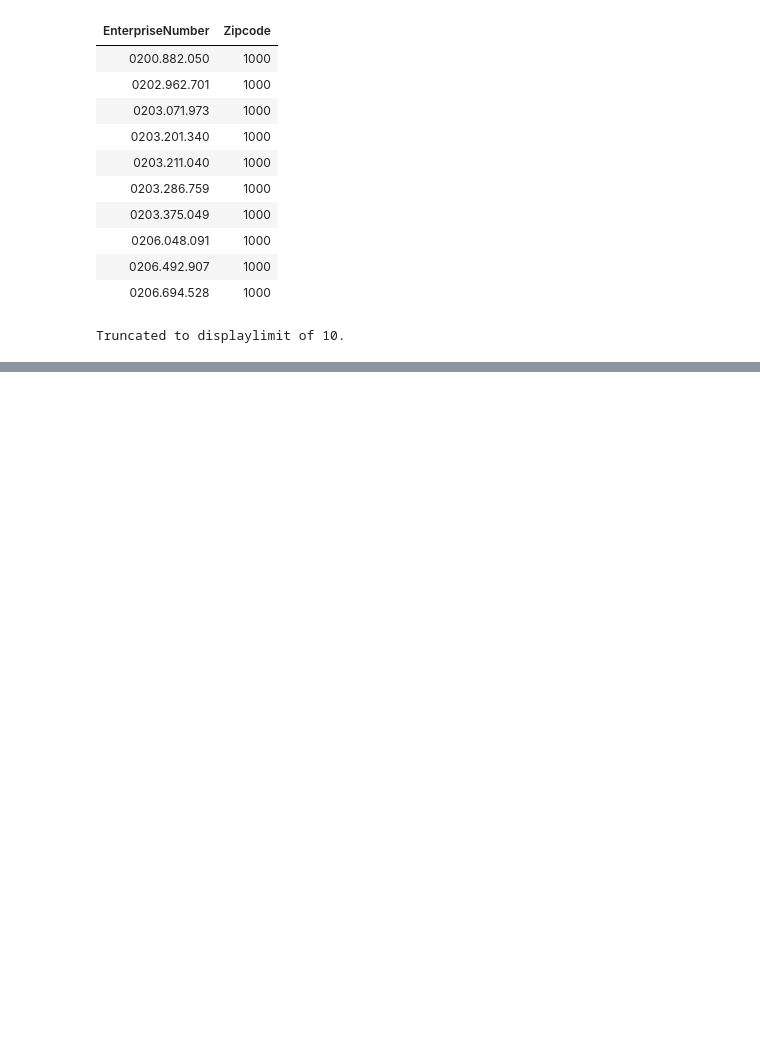
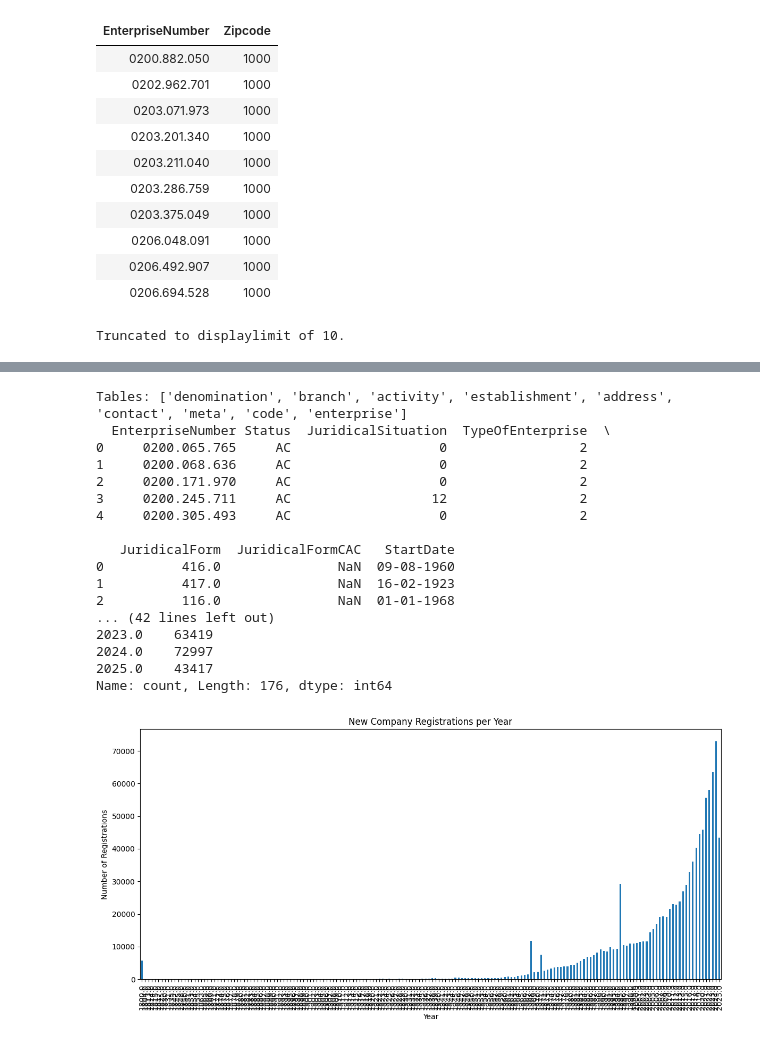
Before and after one commit to Marcvg69/challenge-data-analysis-sql, a Jupyter notebook: kbo_explore.ipynb, the cells around one changed output, grey strips where cells are left out. Drawn from its saved outputs; the diff is of its cells as text; code cells hidden in the pictures; blank space fills up the shorter version.

```diff
--- a/kbo_explore.ipynb
+++ b/kbo_explore.ipynb
@@ -277,0 +298,76 @@ Truncated to displaylimit of 10.
+# %%
+# Some extra analysis before we start with must have'schema_info
+import sqlite3
+import pandas as pd
+import matplotlib.pyplot as plt
+
+# 1. Connect to the KBO database
+conn = sqlite3.connect('kbo_database.db')
+
+# 2. Inspect the tables available
+tables = pd.read_sql_query("SELECT name FROM sqlite_master WHERE type='table';", conn)
+print("Tables:", tables['name'].to_list())
+
+# 3. Load main company table (enterprise)
+kbo_df = pd.read_sql_query("SELECT * FROM enterprise", conn)
+print(kbo_df.head())
+print(kbo_df.columns)
+
+# 4. Basic Cleaning (drop duplicates, handle missing EnterpriseNumber)
+kbo_df = kbo_df.drop_duplicates()
+kbo_df = kbo_df.dropna(subset=['EnterpriseNumber'])
+
+# 5. Filter by status (e.g., only active companies)
+print("Status values:", kbo_df['Status'].unique())
+active_kbo = kbo_df[kbo_df['Status'] == 'Active']
+
+# 6. Sector Analysis (NACE codes, from activity table)
+activity_df = pd.read_sql_query("SELECT * FROM activity", conn)
+sector_counts = activity_df['NaceCode'].value_counts()
+print("Top 10 NACE sectors:\n", sector_counts.head(10))
+
+# 7. Geographic Analysis (by municipality, from address table)
+address_df = pd.read_sql_query("SELECT * FROM address", conn)
+municipality_counts = address_df['MunicipalityNL'].value_counts()
+print("Top 10 municipalities:\n", municipality_counts.head(10))
+
+# 8. Trend Analysis: Registrations per year (from enterprise table)
+kbo_df['Year'] = pd.to_datetime(kbo_df['StartDate'], errors='coerce').dt.year
+yearly_counts = kbo_df['Year'].value_counts().sort_index()
+print("Registrations per year:\n", yearly_counts)
+
+# Plot Registrations Over Time
+plt.figure(figsize=(12,6))
+yearly_counts.plot(kind='bar')
+plt.title('New Company Registrations per Year')
+plt.xlabel('Year')
+plt.ylabel('Number of Registrations')
+plt.tight_layout()
+plt.show()
+
+# 9. Export results
+sector_counts.to_csv('sector_counts.csv')
+municipality_counts.to_csv('municipality_counts.csv')
+yearly_counts.to_csv('yearly_counts.csv')
+
+# 10. Close the connection
+conn.close()
+# %% [output]
+Tables: ['denomination', 'branch', 'activity', 'establishment', 'address', 'contact', 'meta', 'code', 'enterprise']
+  EnterpriseNumber Status  JuridicalSituation  TypeOfEnterprise  \
+0     0200.065.765     AC                   0                 2
+1     0200.068.636     AC                   0                 2
+2     0200.171.970     AC                   0                 2
+3     0200.245.711     AC                  12                 2
+4     0200.305.493     AC                   0                 2
+
+   JuridicalForm  JuridicalFormCAC   StartDate
+0          416.0               NaN  09-08-1960
+1          417.0               NaN  16-02-1923
+2          116.0               NaN  01-01-1968
+... (42 lines left out)
+2023.0    63419
+2024.0    72997
+2025.0    43417
+Name: count, Length: 176, dtype: int64
+[figure, added]
```
Also changed, not shown: parts of 1 cell of this notebook, 4 other files.
